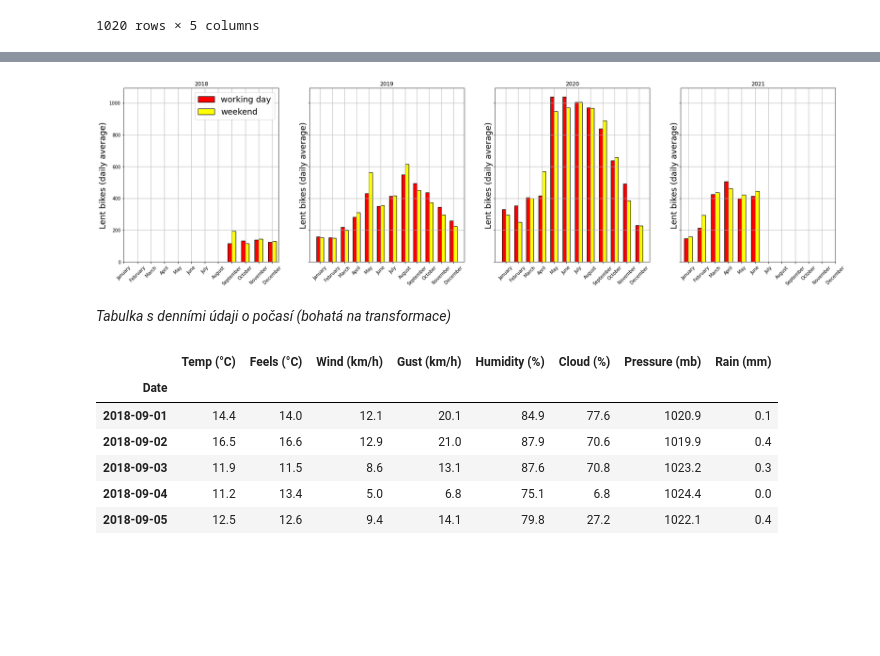
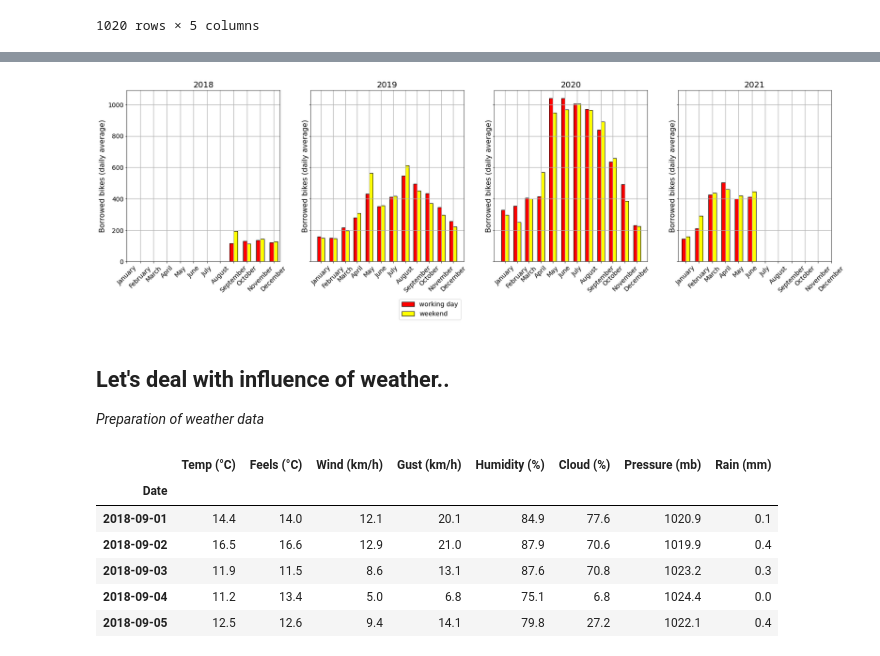
Before and after one commit to PetrJisa/Edinburgh_bikes, a Jupyter notebook: Edinburgh_bikes.ipynb, the cells around one changed output, grey strips where cells are left out. Cells and saved outputs as stored; diff of their text form; code cells hidden in the pictures; blank space fills up the shorter version.

```diff
--- a/Edinburgh_bikes.ipynb
+++ b/Edinburgh_bikes.ipynb
@@ -28,7 +50,7 @@ pd.read_sql("""select * from edinburgh_bikes""",alchemy_conn,parse_dates=True).t
 pd.read_sql("""select * from edinburgh_weather""",alchemy_conn,parse_dates=True).to_csv('Weather.csv', index=False)
 
 # Nastavení fontu třídy matplotlib.pyplot
-plt.rcParams['font.size'] = '16'
+plt.rcParams['font.size'] = '14'
 
 # Jednotlivé základní tabulky, převod pole s časovými údaji na datový typ datetime
 bikes = pd.read_csv('Bikes.csv')
@@ -171,12 +208,12 @@ x = np.array(range(1, 13))
 for i in range(len(years)):
   y = bikes_in_months[years[i]]
   ax.bar(x + col_width/2 + (i-2)*col_width, y, width=col_width, color=colors[i], edgecolor='black')
-  ax.set_title('Poptávka po jízdních kolech - roky a měsíce')
+  ax.set_title('Demand for service - years and months', fontsize=18)
   ax.set_xticks(x)
   ax.set_xticklabels(labels=bikes_in_months.index, rotation = 45)
-  ax.set_ylabel('Lent bikes (sum)',fontsize=18)
-  ax.legend(years, fontsize=18)
-  ax.grid()
+  ax.set_ylabel('Borrowed bikes (sum)',fontsize=16)
+  ax.legend(years, fontsize=12)
+  ax.grid(axis='y', linewidth=1.2)
 
 plt.show()
 # %% [output]
@@ -190,38 +225,39 @@ plt.show()
 # %%
 bikes_weekends = (bikes_in_days
                    .groupby(['year', 'month', 'day_type'])['bikes_lent']
                    .mean()
                    .unstack(0)
                    .unstack(1)
                    .round(0)
                    .loc[months[1:]]
                    )
 
 years = list(set([year for year, daytype in bikes_weekends.columns]))
 
 fig, axs = plt.subplots(1, 4, figsize=(28, 7), sharey=True)
 
 col_width = 0.3
 x = np.array(range(1, 13))
 
 for i in range(len(years)):
   y = bikes_weekends[years[i]]
   ax = axs[i]
 
   ax.bar(x - col_width/2, y['working day'], width=col_width, color='red', label='working day', edgecolor='black')
   ax.bar(x + col_width/2, y['weekend'], width=col_width, color='yellow', label='weekend', edgecolor='black')
-  ax.set_title(years[i])
+  ax.set_title(years[i], fontsize=18)
   ax.set_xticks(x)
   ax.set_xticklabels(labels=bikes_weekends.index, rotation = 45)
-  ax.set_ylabel('Lent bikes (daily average)',fontsize=18)
-  ax.grid()
+  ax.set_ylabel('Borrowed bikes (daily average)',fontsize=16)
+  ax.grid(linewidth=1.2)
 
-axs[0].legend(fontsize=18)
+axs[1].legend(fontsize=14, bbox_to_anchor=(1, -0.2))
 plt.show()
 # %% [output]
-[figure, old version]
+[figure, new version]
-# %% [markdown]
-*Tabulka s denními údaji o počasí (bohatá na transformace)*
+# %% [markdown]
+## Let's deal with influence of weather..
+*Preparation of weather data*
 # %%
 # Funkce pro transformaci sloupců
 func_int = np.vectorize(lambda x: int(x.partition(' ')[0]))
```
Also changed, not shown: parts of 102 cells of this notebook.
